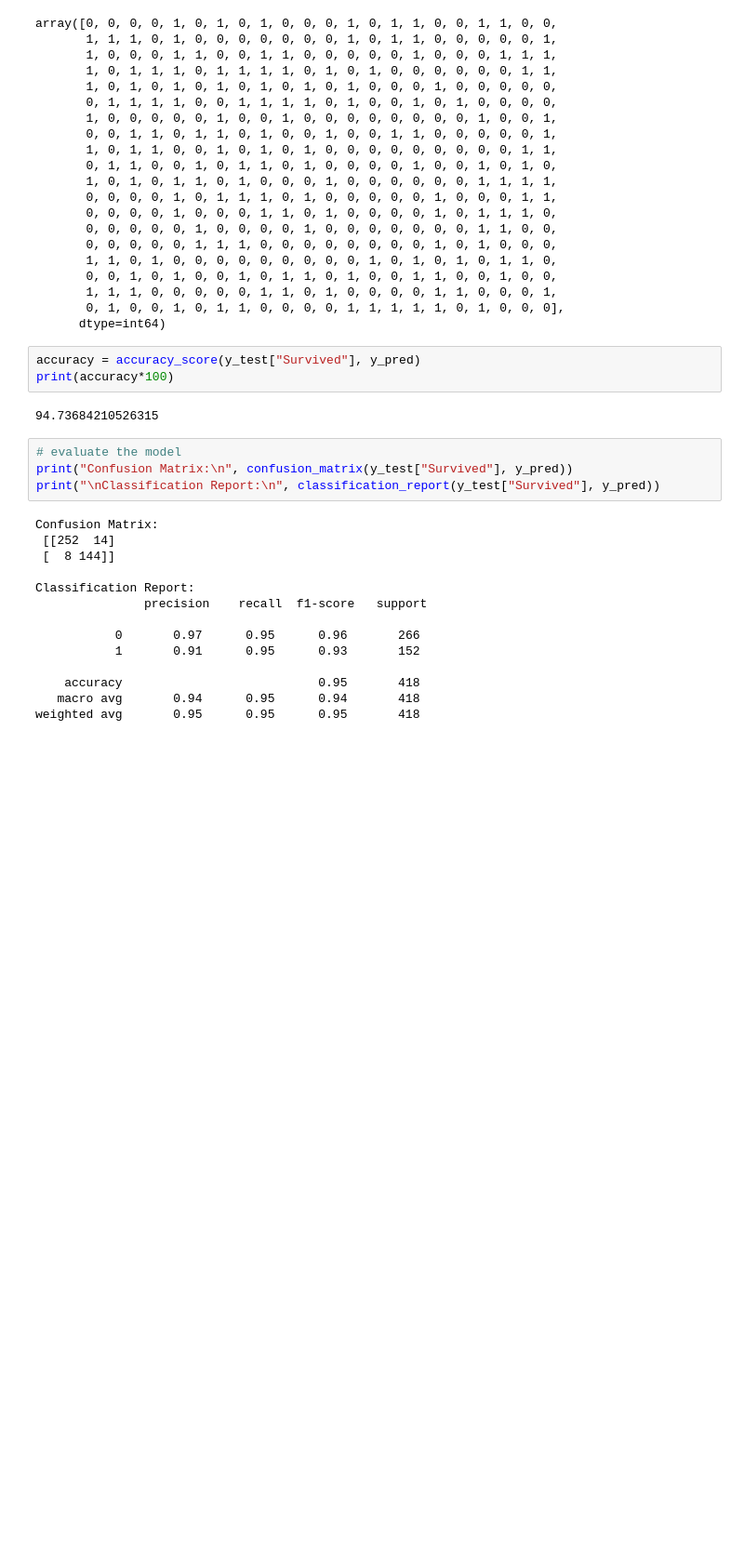
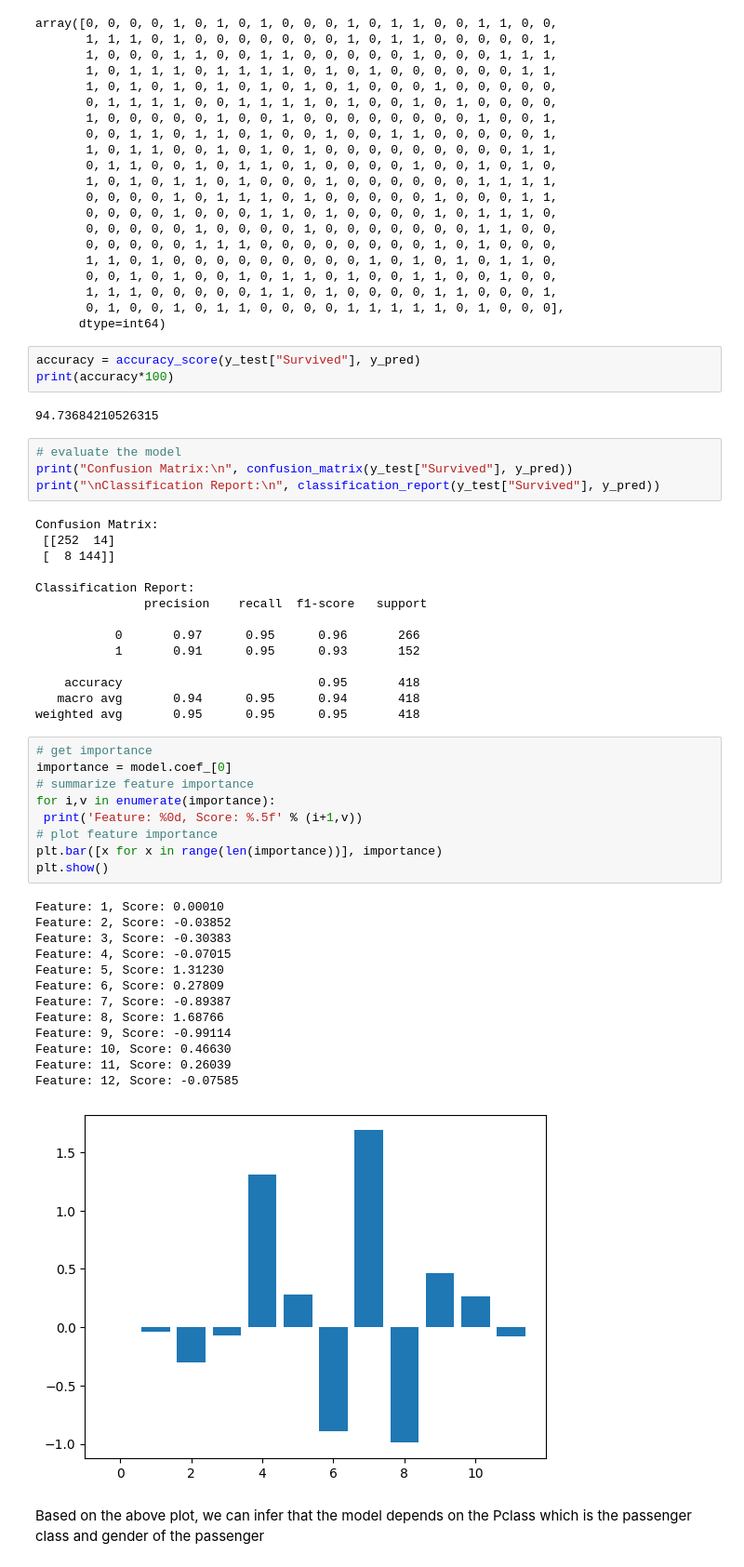
Before and after one commit to OmGhag/ML-Study, a Jupyter notebook: Titanic.ipynb, the cells around one changed output. Shown at 93% size. Cells and saved outputs as stored; diff of their text form; blank space fills up the shorter version.

Commit message:
final update
feature importance added to the notebook

```diff
--- a/Titanic.ipynb
+++ b/Titanic.ipynb
@@ -318,3 +318,28 @@ Classification Report:
     accuracy                           0.95       418
    macro avg       0.94      0.95      0.94       418
 weighted avg       0.95      0.95      0.95       418
+# %%
+# get importance
+importance = model.coef_[0]
+# summarize feature importance
+for i,v in enumerate(importance):
+ print('Feature: %0d, Score: %.5f' % (i+1,v))
+# plot feature importance
+plt.bar([x for x in range(len(importance))], importance)
+plt.show()
+# %% [output]
+Feature: 1, Score: 0.00010
+Feature: 2, Score: -0.03852
+Feature: 3, Score: -0.30383
+Feature: 4, Score: -0.07015
+Feature: 5, Score: 1.31230
+Feature: 6, Score: 0.27809
+Feature: 7, Score: -0.89387
+Feature: 8, Score: 1.68766
+Feature: 9, Score: -0.99114
+Feature: 10, Score: 0.46630
+Feature: 11, Score: 0.26039
+Feature: 12, Score: -0.07585
+[figure, added]
+# %% [markdown]
+Based on the above plot, we can infer that the model depends on the Pclass which is the passenger class and gender of the passenger
```
